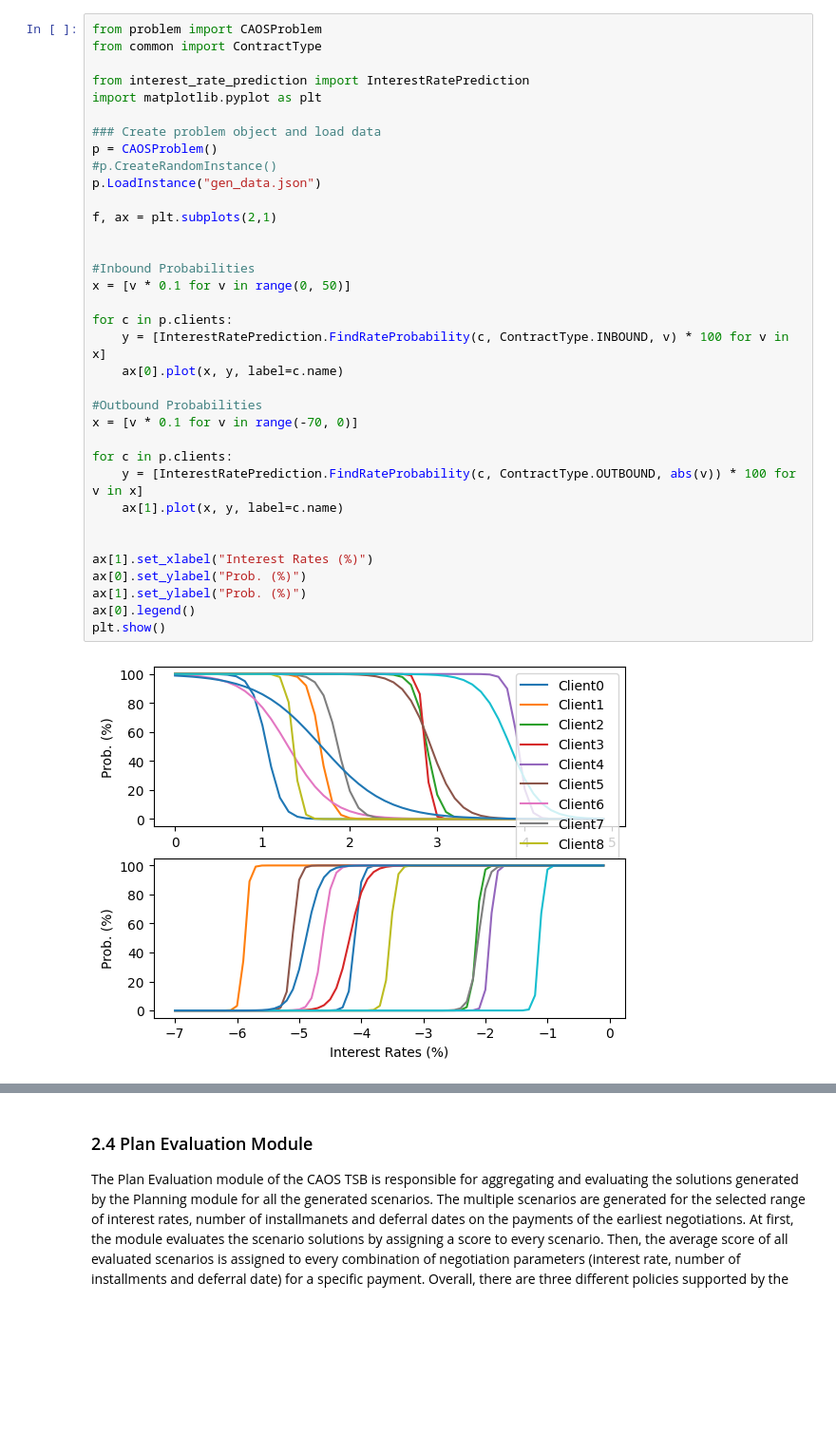
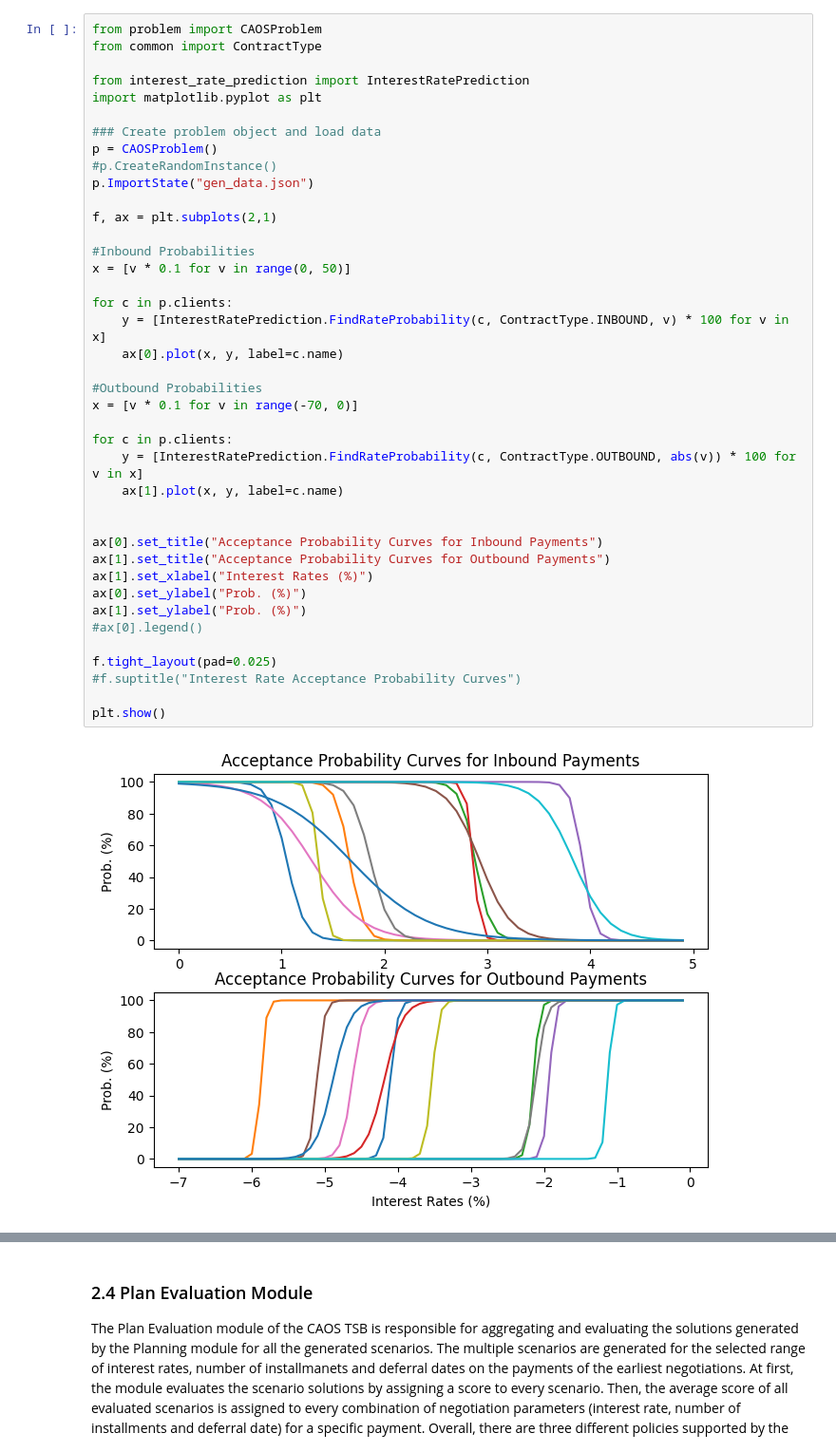
Before and after one commit to aiplan4eu/tsb-caos, a Jupyter notebook: case_study.ipynb, the cells around one changed output, grey strips where cells are left out. Shown at 95% size. Cells and saved outputs as stored; diff of their text form; blank space fills up the shorter version.

Commit message:
Latest Updates
TODO: Fix the issue with the pending payments of negotiated contracts that are not considered in the scenarios

```diff
--- a/case_study.ipynb
+++ b/case_study.ipynb
@@ -35,37 +40,42 @@ from common import ContractType
 
 from interest_rate_prediction import InterestRatePrediction
 import matplotlib.pyplot as plt
 
 ### Create problem object and load data
 p = CAOSProblem()
 #p.CreateRandomInstance()
-p.LoadInstance("gen_data.json")
+p.ImportState("gen_data.json")
 
 f, ax = plt.subplots(2,1)
-
 
 #Inbound Probabilities
 x = [v * 0.1 for v in range(0, 50)]
 
 for c in p.clients:
     y = [InterestRatePrediction.FindRateProbability(c, ContractType.INBOUND, v) * 100 for v in x]
     ax[0].plot(x, y, label=c.name)
 
 #Outbound Probabilities
 x = [v * 0.1 for v in range(-70, 0)]
 
 for c in p.clients:
     y = [InterestRatePrediction.FindRateProbability(c, ContractType.OUTBOUND, abs(v)) * 100 for v in x]
     ax[1].plot(x, y, label=c.name)
 
 
+ax[0].set_title("Acceptance Probability Curves for Inbound Payments")
+ax[1].set_title("Acceptance Probability Curves for Outbound Payments")
 ax[1].set_xlabel("Interest Rates (%)")
 ax[0].set_ylabel("Prob. (%)")
 ax[1].set_ylabel("Prob. (%)")
-ax[0].legend()
+#ax[0].legend()
+
+f.tight_layout(pad=0.025)
+#f.suptitle("Interest Rate Acceptance Probability Curves")
+
 plt.show()
 # %% [output]
-[figure, old version]
+[figure, new version]
 # %% [markdown]
 #### 2.1.3 Max Deferral Date
 
```
Also changed, not shown: parts of 6 cells of this notebook, 7 other files.
